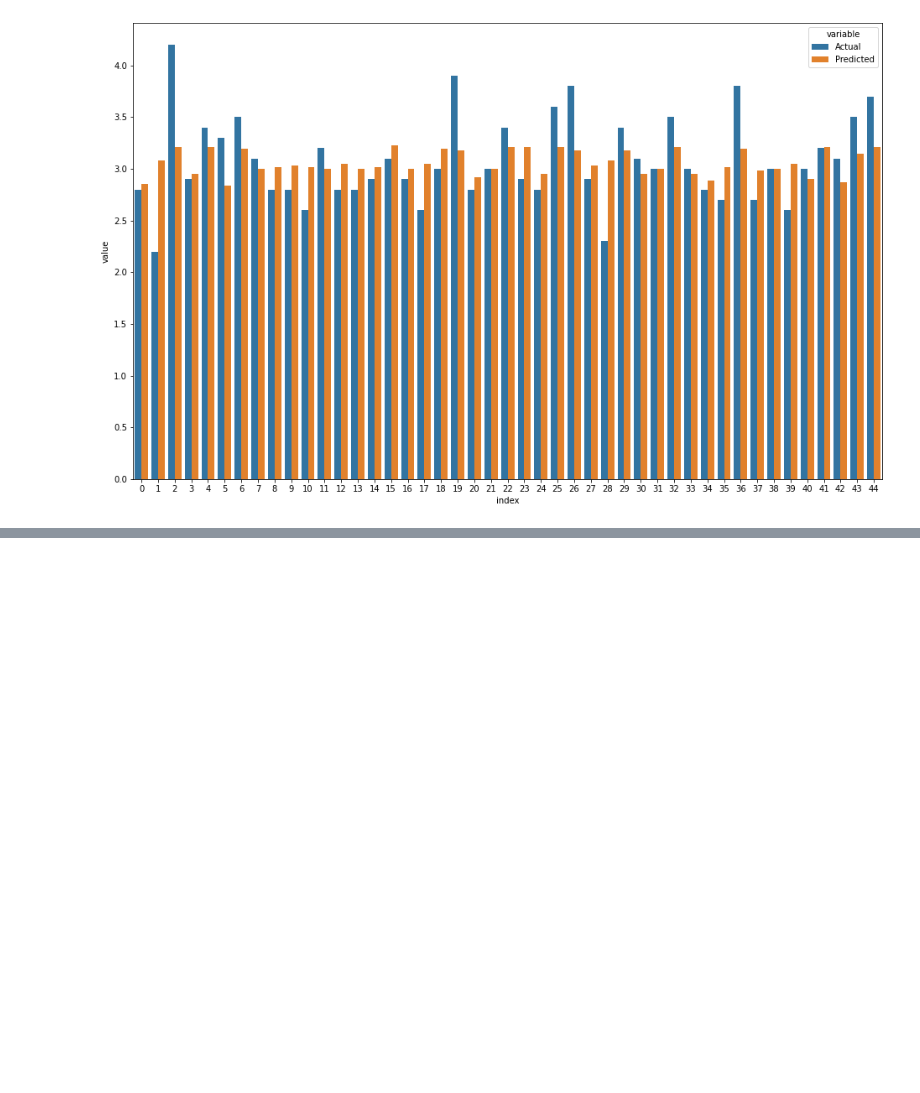
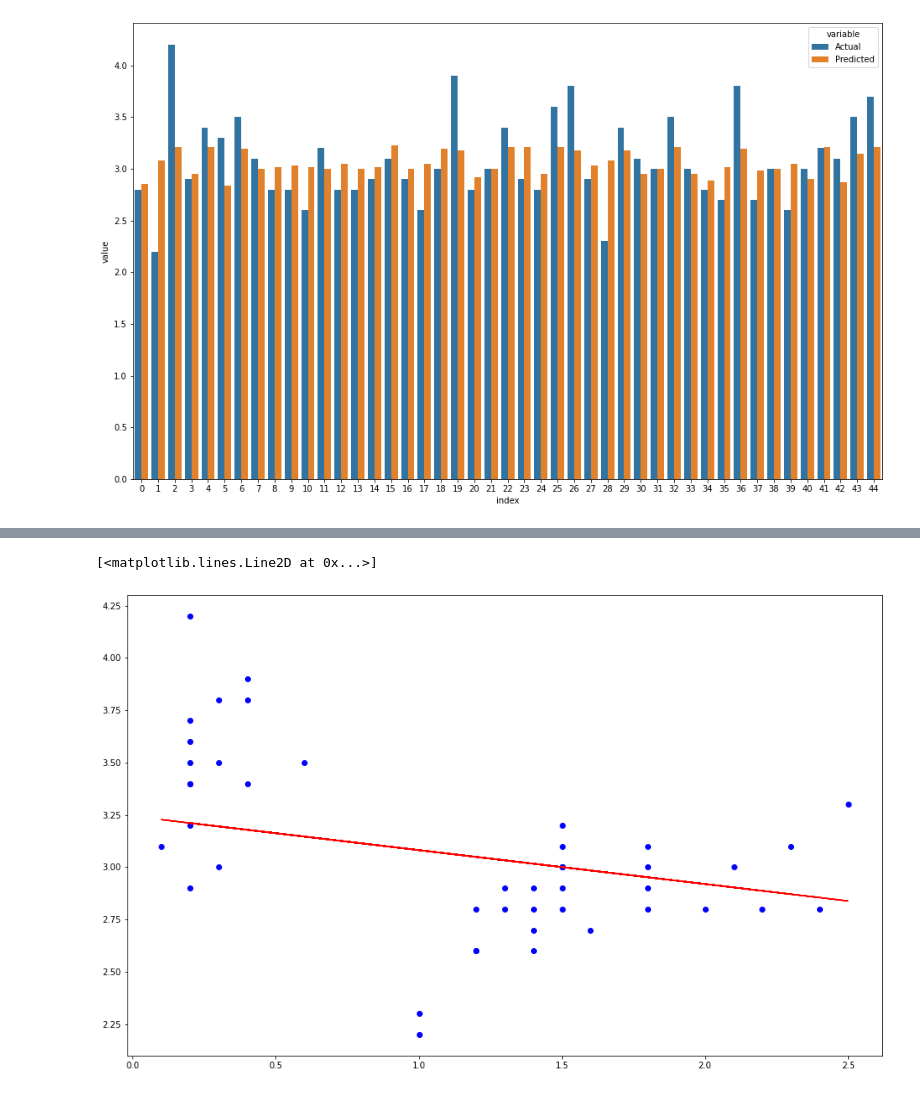
Before and after one commit to wcneill/ml-from-scratch, a Jupyter notebook: jupyter_practice/linear_regression_02.ipynb, the cells around one changed output, grey strips where cells are left out. Saved outputs shown, nothing was run; the diff lists cells and outputs as text; code cells hidden in the pictures; blank space fills up the shorter version.

```diff
--- a/jupyter_practice/linear_regression_02.ipynb
+++ b/jupyter_practice/linear_regression_02.ipynb
@@ -157,0 +196,7 @@ sns.barplot(data=df_melted, x='index', y='value', hue='variable')
+# %%
+plt.figure(figsize=(16,10))
+plt.scatter(x_test, y_test, color='b')
+plt.plot(x_test, y_pred, color='r')
+# %% [output]
+[<matplotlib.lines.Line2D at 0x...>]
+[figure, added]
```
Also changed, not shown: parts of 17 cells of this notebook.
